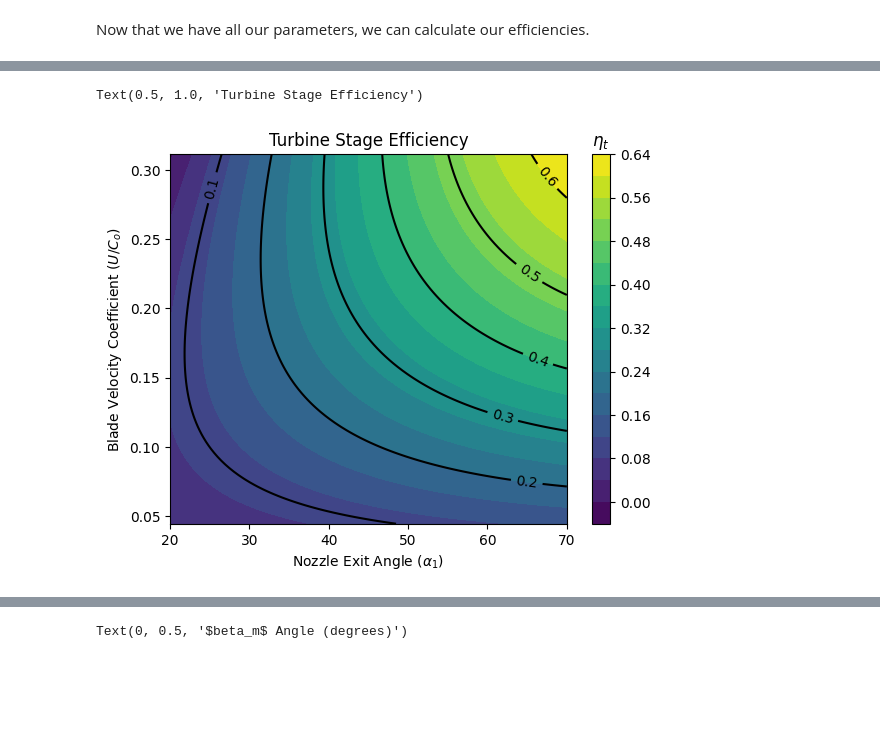
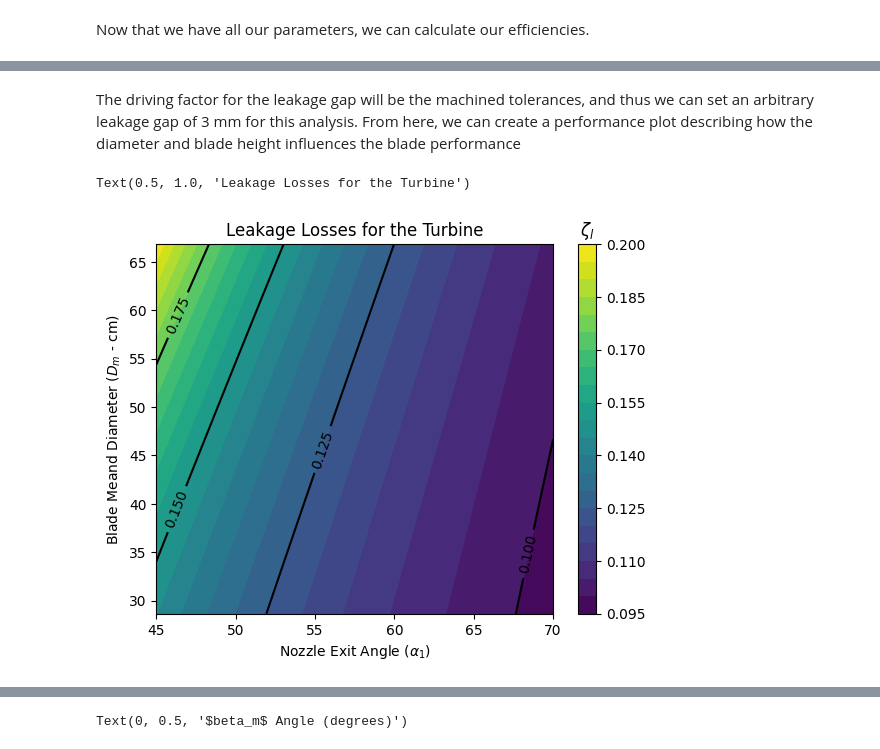
Before and after one commit to EliasAoubala/MermaidManBarnacleBoy, a Jupyter notebook: docs/turbine.ipynb, the cells around one changed output, grey strips where cells are left out. Cells and saved outputs as stored; diff of their text form; code cells hidden in the pictures; blank space fills up the shorter version.

Commit message:
Developed required performance modelling for turbine

```diff
--- a/docs/turbine.ipynb
+++ b/docs/turbine.ipynb
@@ -868,3 +875,21 @@ psi = blade_phi(deltaB=delta_b, Ma1_rel=M_1r)
 Now that we have all our parameters, we can calculate our efficiencies.
 # %%
 eta_arr = 2 * (U/C_o) * (phi*np.sin(alpha_arr) - (U/C_o))*(1 + psi)
+# %%
+omega = N*(2*np.pi)/60
+
+r = U/omega
+
+D_m = r*2*100
+
+fig, ax = plt.subplots()
+
+plt.contourf(alpha_arr*180/np.pi, D_m, 1 - eta_arr, 20 )
+clb = plt.colorbar()
+clb.ax.set_title(r'$\zeta_p$')
+CS = ax.contour(alpha_arr*180/np.pi, D_m, 1 - eta_arr, [0.4, 0.5, 0.6, 0.7, 0.8], colors="k")
+ax.clabel(CS, inline=True, fontsize=10)
+
+plt.xlabel(r"Nozzle Exit Angle ($\alpha_1$)")
+plt.ylabel(r"Blade Mean Diameter ($D_m$ - cm)")
+plt.title("Turbine Profile Loss Factor")
@@ -871,15 +999,32 @@ eta_arr = 2 * (U/C_o) * (phi*np.sin(alpha_arr) - (U/C_o))*(1 + psi)
+# %%
+# Defining our imperial coefficient
+
+def k_i(del_a):
+
+    k_ir = 0.9 - (1/700)*del_a
+
+    return k_ir
+# %% [markdown]
+The driving factor for the leakage gap will be the machined tolerances, and thus we can set an arbitrary leakage gap of 3 mm for this analysis. From here, we can create a performance plot describing how the diameter and blade height influences the blade performance
+# %%
+# Defining our leakage gap
+k_r = 3e-3
+
+h_blade = 30e-3
+
+zeta_l = k_i(del_a=delta_a) * (k_r**2 + k_r*D_m + k_r*h_blade)/(D_m * h_blade * np.sin(beta_r))
 # %%
 fig, ax = plt.subplots()
 
-plt.contourf(alpha_arr*180/np.pi, U/C_o, eta_arr, 20 )
+plt.contourf(alpha_arr*180/np.pi, D_m, zeta_l, 20 )
 clb = plt.colorbar()
-clb.ax.set_title(r'$\eta_t$')
-CS = ax.contour(alpha_arr*180/np.pi, U/C_o, eta_arr, [0.1, 0.2, 0.3, 0.4, 0.5, 0.6], colors="k")
+clb.ax.set_title(r'$\zeta_l$')
+CS = ax.contour(alpha_arr*180/np.pi, D_m, zeta_l, [0.05, 0.075, 0.10, 0.125, 0.15, 0.175], colors="k")
 ax.clabel(CS, inline=True, fontsize=10)
 
 plt.xlabel(r"Nozzle Exit Angle ($\alpha_1$)")
-plt.ylabel(r"Blade Velocity Coefficient ($U/C_o$)")
-plt.title("Turbine Stage Efficiency")
+plt.ylabel(r"Blade Meand Diameter ($D_m$ - cm)")
+plt.title("Leakage Losses for the Turbine")
 # %% [output]
-Text(0.5, 1.0, 'Turbine Stage Efficiency')
+Text(0.5, 1.0, 'Leakage Losses for the Turbine')
-[figure, old version]
+[figure, new version]
```
Also changed, not shown: parts of 13 cells of this notebook.
